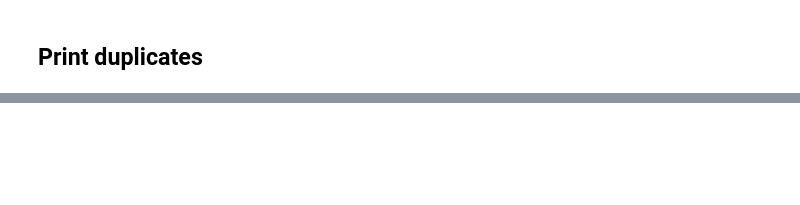
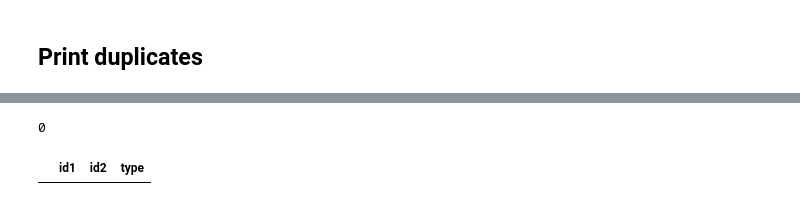
Before and after one commit to antoine-palazz/deduplication, a Jupyter notebook: first_experimentations.ipynb, the cells around one changed output, grey strips where cells are left out. Saved outputs shown, nothing was run; the diff lists cells and outputs as text; code cells hidden in the pictures; blank space fills up the shorter version.

```diff
--- a/first_experimentations.ipynb
+++ b/first_experimentations.ipynb
@@ -67,4 +108,6 @@ duplicates = []
 #     for j in range(i+1,n_ads):
 #         if (data.iloc[i, 1] == data.iloc[j, 1]) and (data.iloc[i, 2] == data.iloc[j, 2]):
 #             duplicates.append({'id1': i+1, 'id2': j+1, 'type': 'FULL'})
+# %%
+data.sort_values(by=['title', 'description', 'id', 'company_name', 'location'], inplace=True)
 # %%
@@ -168,4 +269,10 @@ duplicates
 # %%
-len(duplicates) - len(duplicates.drop_duplicates(subset=['id_1', 'id_2'])
+len(duplicates) - len(duplicates.drop_duplicates(subset=['id1', 'id2']))
+# %% [output]
+0
+# %%
+duplicates[duplicates['id1'] > duplicates['id2']]
+# %% [output]
+|  | id1 | id2 | type |
 # %%
 duplicates.groupby('type').count()
```
Also changed, not shown: parts of 18 cells of this notebook, 1 other file.
